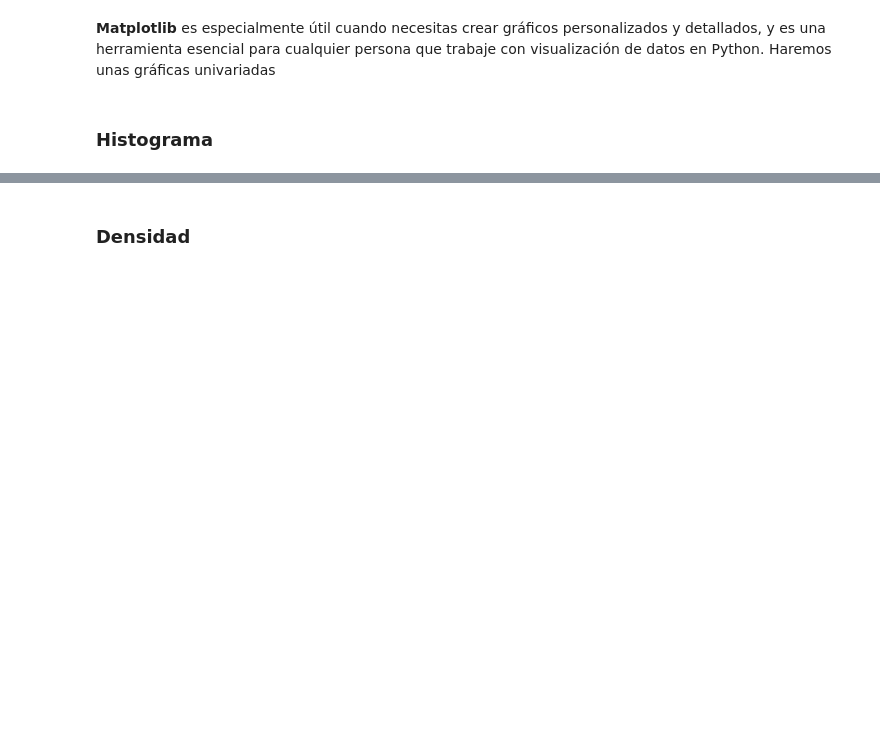
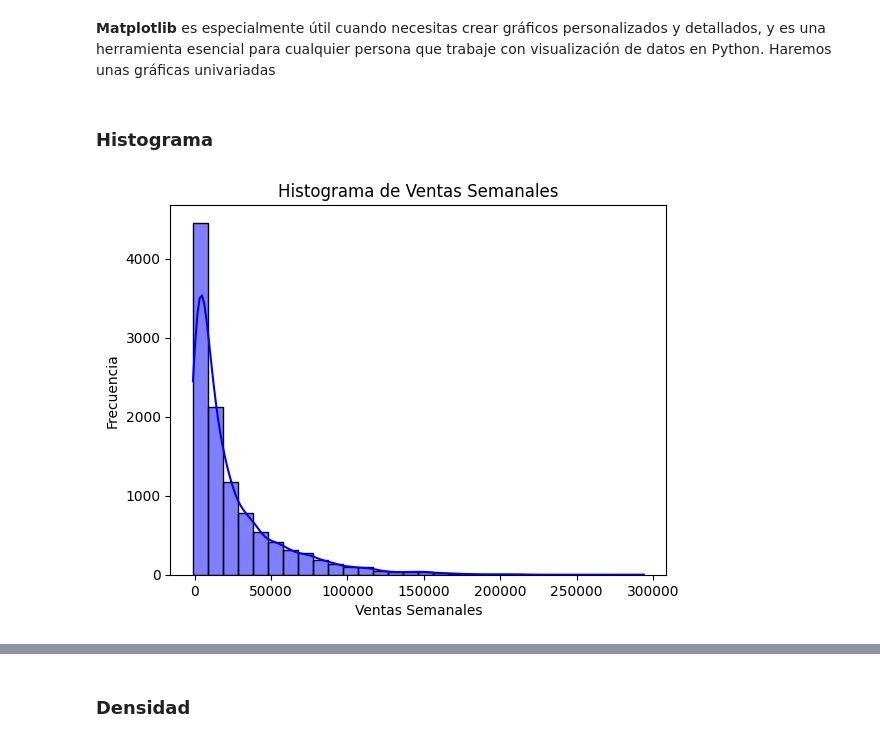
Before and after one commit to lporras/bootcamp_analisis_predic, a Jupyter notebook: docs/modulo_2_sin_codigo_2.ipynb, the cells around one changed output, grey strips where cells are left out. Cells and saved outputs as stored; diff of their text form; code cells hidden in the pictures; blank space fills up the shorter version.

```diff
--- a/docs/modulo_2_sin_codigo_2.ipynb
+++ b/docs/modulo_2_sin_codigo_2.ipynb
@@ -39,0 +42,6 @@ df.head()
+# %%
+import pandas as pd
+
+filename = "_data/sales.csv"
+df =  pd.read_csv(filename)
+df.head()
@@ -57,0 +91,18 @@ plt.show()
+# %%
+# importar matplotlib
+import matplotlib.pyplot as plt
+
+# Histograma de las ventas semanales
+#plt.hist(df['weekly_sales'], bins=20, color='blue', alpha=0.7)
+#plt.title('Histograma de Ventas Semanales')
+#plt.xlabel('Ventas Semanales')
+#plt.ylabel('Frecuencia')
+#plt.show()
+
+sns.histplot(df['weekly_sales'], bins=30, color='blue', kde=True)
+plt.title('Histograma de Ventas Semanales')
+plt.xlabel('Ventas Semanales')
+plt.ylabel('Frecuencia')
+plt.show()
+# %% [output]
+[figure, added]
```
Also changed, not shown: parts of 15 cells of this notebook, 3 other files.
